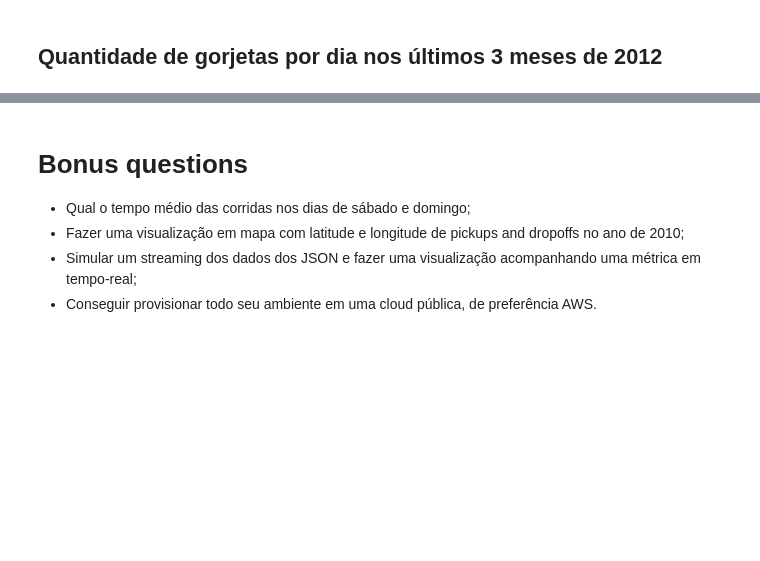
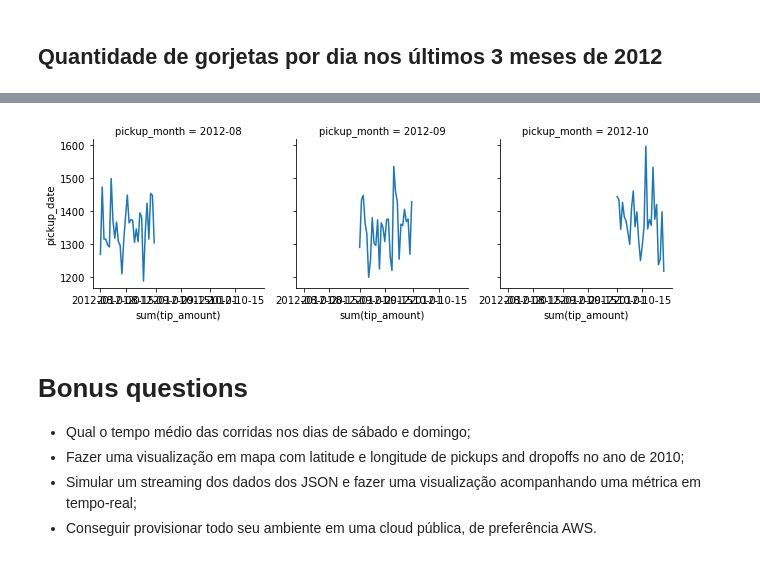
Before and after one commit to gabfr/data-engineering-nanodegree, a Jupyter notebook: explorations/nyc-taxi-challenge.ipynb, the cells around one changed output, grey strips where cells are left out. Saved outputs shown, nothing was run; the diff lists cells and outputs as text; code cells hidden in the pictures; blank space fills up the shorter version.

```diff
--- a/explorations/nyc-taxi-challenge.ipynb
+++ b/explorations/nyc-taxi-challenge.ipynb
@@ -234,2 +254,25 @@ ValueError: Can not reduce() empty RDD
 # %% [markdown]
 ## Quantidade de gorjetas por dia nos últimos 3 meses de 2012
+# %%
+from pyspark.sql.functions import (col, lower, date_format)
+
+tips_per_day = (
+    trips_df
+            .withColumn('pickup_datetime_ts', to_timestamp(col('pickup_datetime'), "yyyy-MM-dd'T'HH:mm:ss"))
+            .withColumn('pickup_year', date_format(to_date(col('pickup_datetime_ts'), 'yyyy-MM-dd'), 'yyyy'))
+            .withColumn('pickup_month', date_format(to_date(col('pickup_datetime_ts'), 'yyyy-MM'), 'yyyy-MM'))
+            .withColumn('pickup_date', to_date(col('pickup_datetime_ts'), 'yyyy-MM-dd'))
+            .where(col('pickup_year') == '2012')
+            .where(col('pickup_month').isin(['2012-08', '2012-09', '2012-10']))
+            .select(
+                col('pickup_month'),
+                col('pickup_date'),
+                col('tip_amount')
+            )
+            .groupBy('pickup_month', 'pickup_date')
+            .sum()
+)
+
+tips_per_day_pd = tips_per_day.toPandas().sort_values(by=['pickup_month', 'pickup_date'])
+
+tips_per_day_pd
@@ -236,3 +298,15 @@ ValueError: Can not reduce() empty RDD
+# %%
+import matplotlib.pyplot as plt
+import seaborn as sns
+
+def pie(v, l, color=None):
+    plt.plot(l.values, v)
+g = sns.FacetGrid(tips_per_day_pd, col="pickup_month")
+g.map(pie, "sum(tip_amount)", "pickup_date" )
+
+plt.show()
+# %% [output]
+[figure, added]
 # %% [markdown]
 # Bonus questions
 
```
Also changed, not shown: parts of 6 cells of this notebook.
